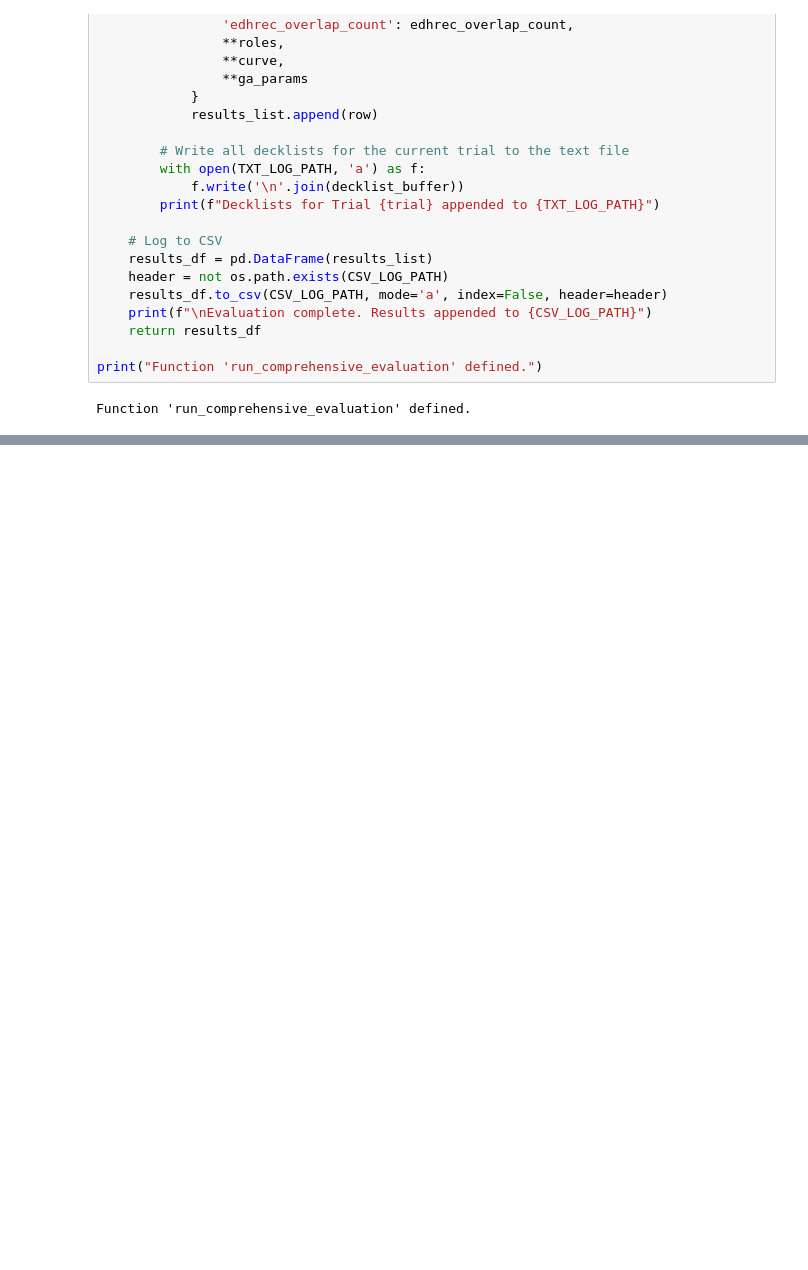
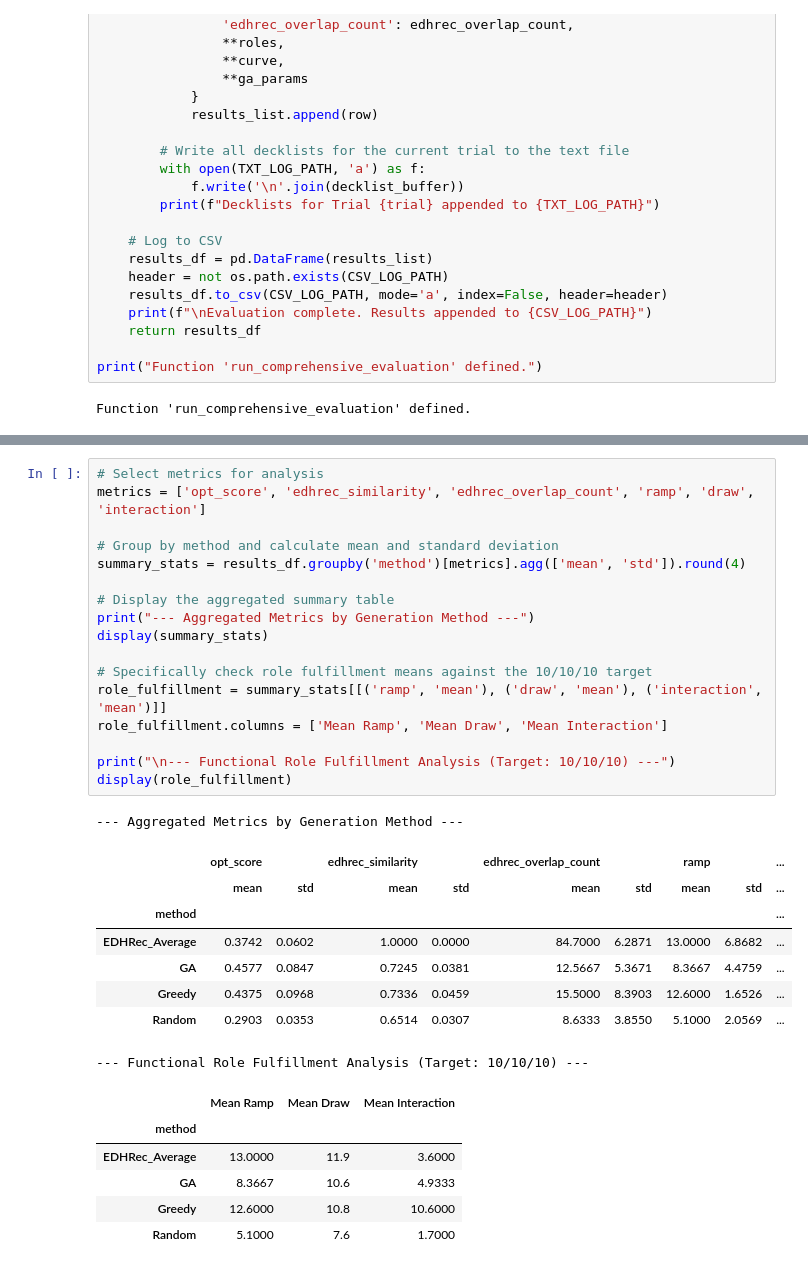
Before and after one commit to Lenfried/edh-autobuilder, a Jupyter notebook: edhAutobuilder.ipynb, the cells around one changed output, grey strips where cells are left out. Saved outputs shown, nothing was run; the diff lists cells and outputs as text; blank space fills up the shorter version.

```diff
--- a/edhAutobuilder.ipynb
+++ b/edhAutobuilder.ipynb
@@ -3845,0 +3980,33 @@ Optimization Weights: {'alignment': 0.85, 'cohesion': 0.1, 'structure': 0.05}
+# %%
+# Select metrics for analysis
+metrics = ['opt_score', 'edhrec_similarity', 'edhrec_overlap_count', 'ramp', 'draw', 'interaction']
+
+# Group by method and calculate mean and standard deviation
+summary_stats = results_df.groupby('method')[metrics].agg(['mean', 'std']).round(4)
+
+# Display the aggregated summary table
+print("--- Aggregated Metrics by Generation Method ---")
+display(summary_stats)
+
+# Specifically check role fulfillment means against the 10/10/10 target
+role_fulfillment = summary_stats[[('ramp', 'mean'), ('draw', 'mean'), ('interaction', 'mean')]]
+role_fulfillment.columns = ['Mean Ramp', 'Mean Draw', 'Mean Interaction']
+
+print("\n--- Functional Role Fulfillment Analysis (Target: 10/10/10) ---")
+display(role_fulfillment)
+# %% [output]
+--- Aggregated Metrics by Generation Method ---
+|  | opt_score |  | edhrec_similarity |  | edhrec_overlap_count |  | ramp |  | ... |
+|  | mean | std | mean | std | mean | std | mean | std | ... |
+| method |  |  |  |  |  |  |  |  | ... |
+| EDHRec_Average | 0.3742 | 0.0602 | 1.0000 | 0.0000 | 84.7000 | 6.2871 | 13.0000 | 6.8682 | ... |
+| GA | 0.4577 | 0.0847 | 0.7245 | 0.0381 | 12.5667 | 5.3671 | 8.3667 | 4.4759 | ... |
+| Greedy | 0.4375 | 0.0968 | 0.7336 | 0.0459 | 15.5000 | 8.3903 | 12.6000 | 1.6526 | ... |
+| Random | 0.2903 | 0.0353 | 0.6514 | 0.0307 | 8.6333 | 3.8550 | 5.1000 | 2.0569 | ... |
+--- Functional Role Fulfillment Analysis (Target: 10/10/10) ---
+|  | Mean Ramp | Mean Draw | Mean Interaction |
+| method |  |  |  |
+| EDHRec_Average | 13.0000 | 11.9 | 3.6000 |
+| GA | 8.3667 | 10.6 | 4.9333 |
+| Greedy | 12.6000 | 10.8 | 10.6000 |
+| Random | 5.1000 | 7.6 | 1.7000 |
```
Also changed, not shown: parts of 13 cells of this notebook.
